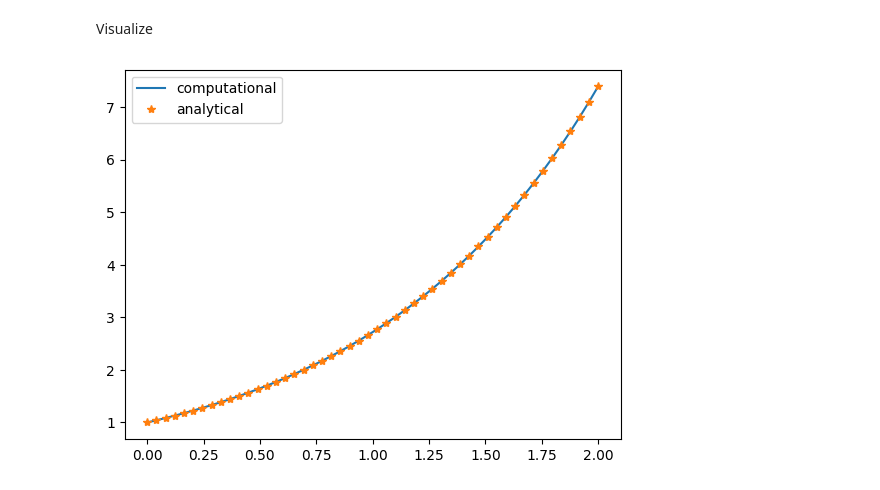
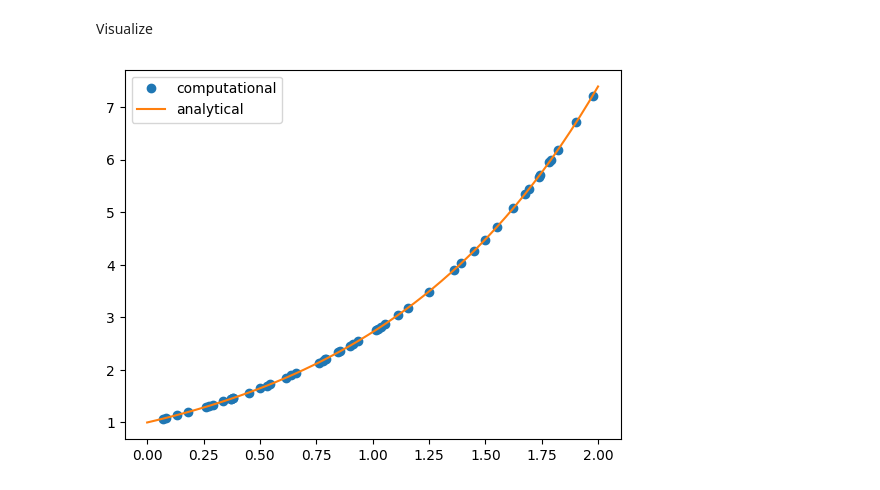
Before and after one commit to yajuna/tmath307, a Jupyter notebook: DE_with_tensorflow.ipynb, the cells around one changed output. Cells and saved outputs as stored; diff of their text form; code cells hidden in the pictures.

Commit message:
improve visualization for gold

```diff
--- a/DE_with_tensorflow.ipynb
+++ b/DE_with_tensorflow.ipynb
@@ -48,10 +48,10 @@ Experiment with time variable assignment
 2. With linear interpolation.
 # %%
 # t is assigned randomly
-# t = tf.random.uniform((N_0,1), tmin, tmax, dtype=DTYPE)
+t = tf.random.uniform((N_0,1), tmin, tmax, dtype=DTYPE)
 
 # t is assigned use linear space
-t = tf.linspace(tmin, tmax, N_0)
+# t = tf.linspace(tmin, tmax, N_0)
 # %% [markdown]
 Set up model.
 
@@ -221,13 +221,15 @@ Visualize
 # %%
 y = model(t).numpy().reshape(len(t))
 
-gold = tf.exp(t)
+tt = tf.linspace(tmin, tmax, N_0)
+
+gold = tf.exp(tt)
 
 fig, ax = plt.subplots()
-ax.plot(t, y, label = 'computational')
-ax.plot(t, gold, '*', label = 'analytical')
+ax.plot(t, y, 'o', label = 'computational')
+ax.plot(tt, gold, label = 'analytical') # '*',
 ax.legend()
 
 plt.show()
 # %% [output]
-[figure, old version]
+[figure, new version]
```
Also changed, not shown: parts of 1 cell of this notebook.
